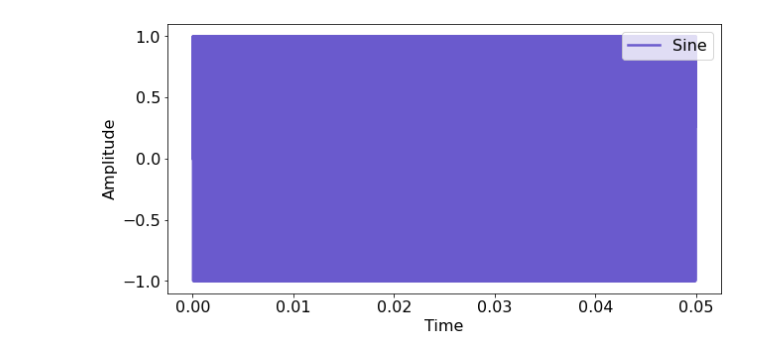
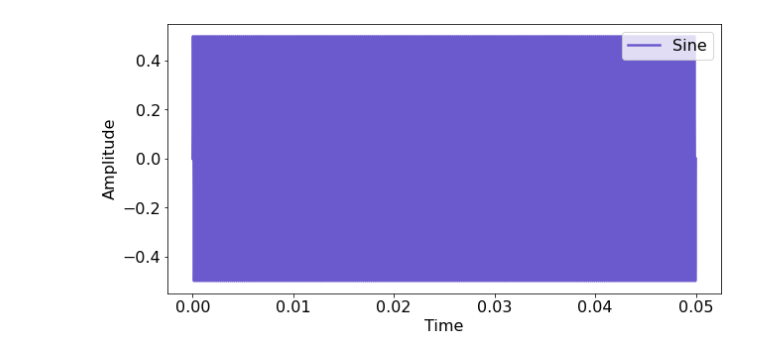
Before and after one commit to seboll13/ComputersAndMusic_Projects, a Jupyter notebook: SoundMeter.ipynb, the cells around one changed output. Drawn from its saved outputs; the diff is of its cells as text; code cells hidden in the pictures.

Commit message:
add multiple random signals and ability to change volume (linearly) | plot frequency/volume

```diff
--- a/SoundMeter.ipynb
+++ b/SoundMeter.ipynb
@@ -23,20 +29,29 @@ fourier = np.linspace(0, .2*np.pi, 2*fs)
 def sine(A, w, phi, n):
     return A * np.sin(w*n - phi)
 
-def generate_reference_tone(standard):
+def generate_reference_tone_with_plot_audio(standard):
     rand_freq = np.random.uniform(20,15000)
-    freq = 1000 if standard else rand_freq
-    ref_sig = sine(1, 2*np.pi*freq, 0, time)
+    global freq
+    freq = 5000 if standard else rand_freq
+    global ref_sig
+    global time_sig
+    ref_sig = sine(0.5, 2*np.pi*freq, 0, time_sig)
     plt.figure(figsize=figsize)
-    plt.plot(time, ref_sig , linewidth=linewidth,color="slateblue",  label="Sine")
+    plt.plot(time_sig, ref_sig , linewidth=linewidth,color="slateblue",  label="Sine")
     plt.xlabel("Time")
     plt.ylabel("Amplitude")
     plt.legend(loc='upper right')
     plt.show()
-    display(Audio(ref_sig, rate=fs))
+    display(Audio(ref_sig, rate=fs, normalize=False))
+
+def generate_random_tone():
+    rand_freq = np.random.uniform(20,15000)
+    # the amplitude is set to 0.5 by default, because audio normalize must be between -1 and 1
+    rand_sig = sine(0.5, 2*np.pi*rand_freq, 0, time_sig)
+    return (rand_sig, rand_freq)
 # %%
-generate_reference_tone(False)
+generate_reference_tone(True)
 # %% [output]
-[figure, old version]
+[figure, new version]
 [interactive output not drawn]
 # %%
```
Also changed, not shown: parts of 4 cells of this notebook.
